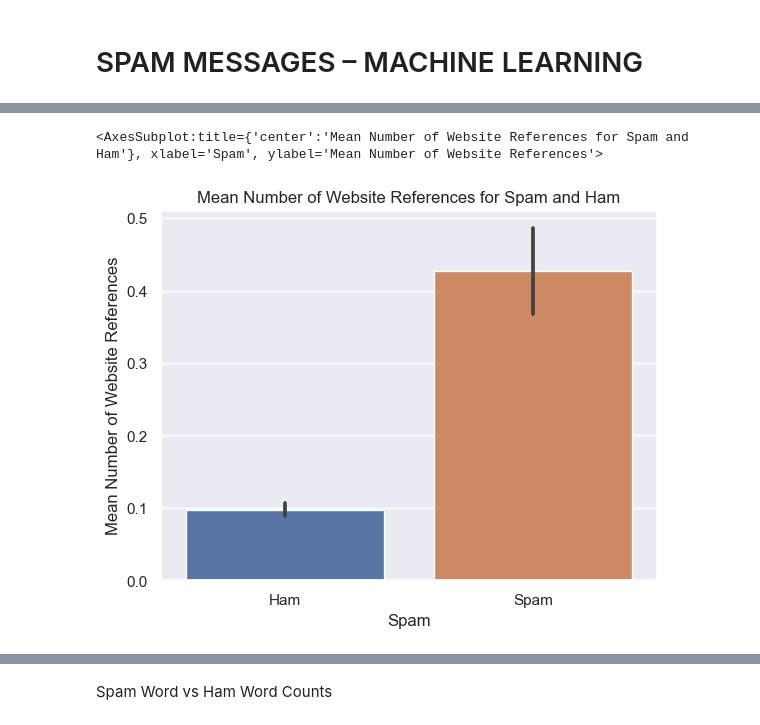
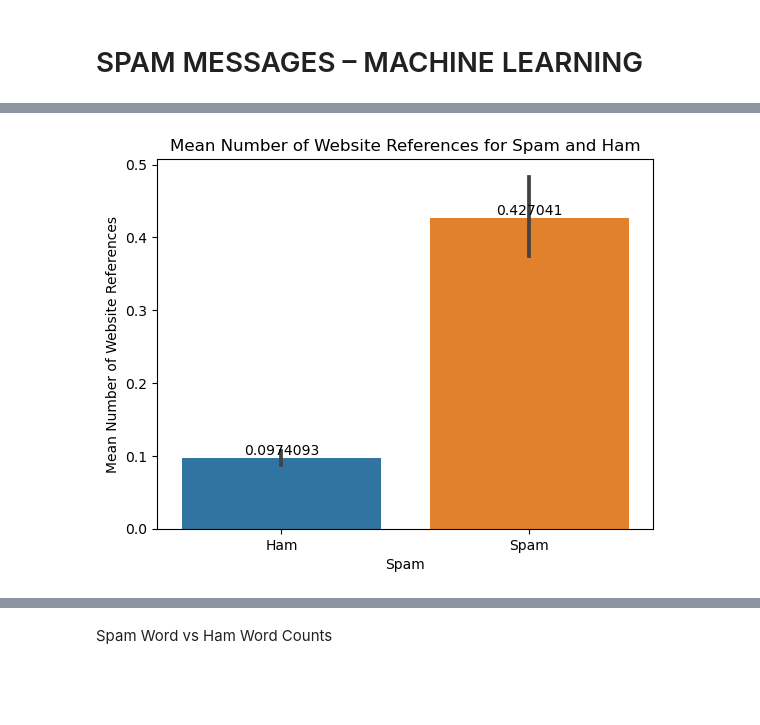
Before and after one commit to jacksteel5314/SpamDetectionML, a Jupyter notebook: Spam ML.ipynb, the cells around one changed output, grey strips where cells are left out. Saved outputs shown, nothing was run; the diff lists cells and outputs as text; code cells hidden in the pictures; blank space fills up the shorter version.

```diff
--- a/Spam ML.ipynb
+++ b/Spam ML.ipynb
@@ -159,9 +186,9 @@ Length of Message with Outliers
 # %%
 # Mean Length of Message for Spam and Ham
-
 plot_one_data = spam_df
 plot_one_data["Variable"] = np.where(plot_one_data["Spam?"] ==1, "Spam", "Ham")
 plot_one = sns.barplot(data=plot_one_data, y="length_of_mess", x="Variable")
 plot_one.set(xlabel="Spam", ylabel="Mean Length of Message", title="Mean Length of Message for Spam and Ham")
-plot_one
+for i in plot_one.containers:
+    plot_one.bar_label(i,)
 # %% [output]
@@ -172,9 +199,10 @@ Number of Messages Talking About Winner vs. Number of Messages with Random Chara
 # %%
-# Mean Number of Random Characters for Spam and Ham
+# Mean Number of Non-Alphanumeric for Spam and Ham
 
 plot_two_data = spam_df
 plot_two_data["Variable"] = np.where(plot_two_data["Spam?"] ==1, "Spam", "Ham")
 plot_two = sns.barplot(data=plot_two_data, y="num_rand_letters", x="Variable")
-plot_two.set(xlabel="Spam", ylabel="Mean Length of Message", title="Mean Number of Random Characters for Spam and Ham")
-plot_two
+plot_two.set(xlabel="Spam", ylabel="Mean Number of Non-Alphanumeric Characters", title="Mean Number of Non-Alphanumeric Characters for Spam and Ham")
+for i in plot_two.containers:
+    plot_two.bar_label(i,)
 # %% [output]
@@ -187,5 +217,6 @@ plot_three_data = spam_df
 plot_three_data["Variable"] = np.where(plot_one_data["Spam?"] ==1, "Spam", "Ham")
 plot_three = sns.barplot(data=plot_three_data, y="num_winner", x="Variable")
 plot_three.set(xlabel="Spam", ylabel="Mean Number of Winning References", title="Mean Number of Winning References for Spam and Ham")
-plot_three
+for i in plot_three.containers:
+    plot_three.bar_label(i,)
 # %% [output]
@@ -194,13 +227,13 @@ plot_three
 # %%
 # Mean Number of Website References for Spam and Ham
 
 plot_four_data = spam_df
 plot_four_data["Variable"] = np.where(plot_four_data["Spam?"] ==1, "Spam", "Ham")
 plot_four = sns.barplot(data=plot_four_data, y="num_of_website", x="Variable")
 plot_four.set(xlabel="Spam", ylabel="Mean Number of Website References", title="Mean Number of Website References for Spam and Ham")
-plot_four
+for i in plot_four.containers:
+    plot_four.bar_label(i,)
 # %% [output]
-<AxesSubplot:title={'center':'Mean Number of Website References for Spam and Ham'}, xlabel='Spam', ylabel='Mean Number of Website References'>
-[figure, old version]
+[figure, new version]
 # %%
 # Mean Number of Phone References for Spam and Ham
```
Also changed, not shown: parts of 52 cells of this notebook.
